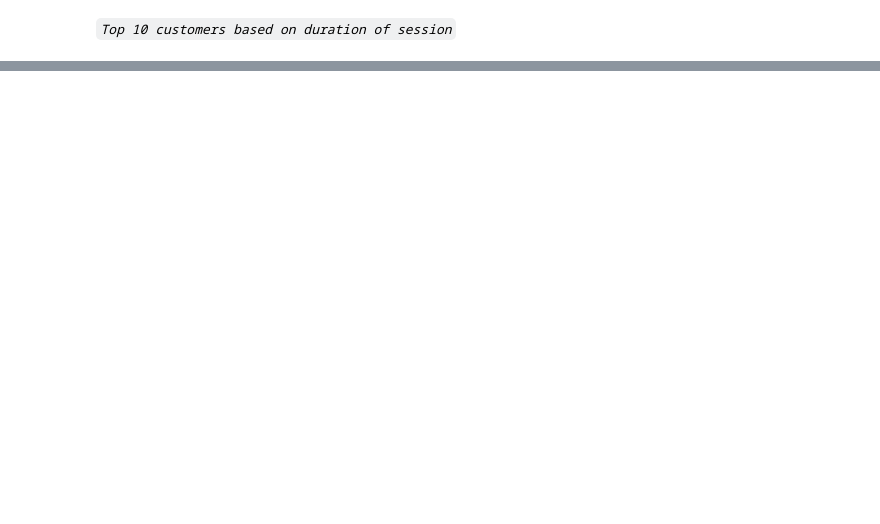
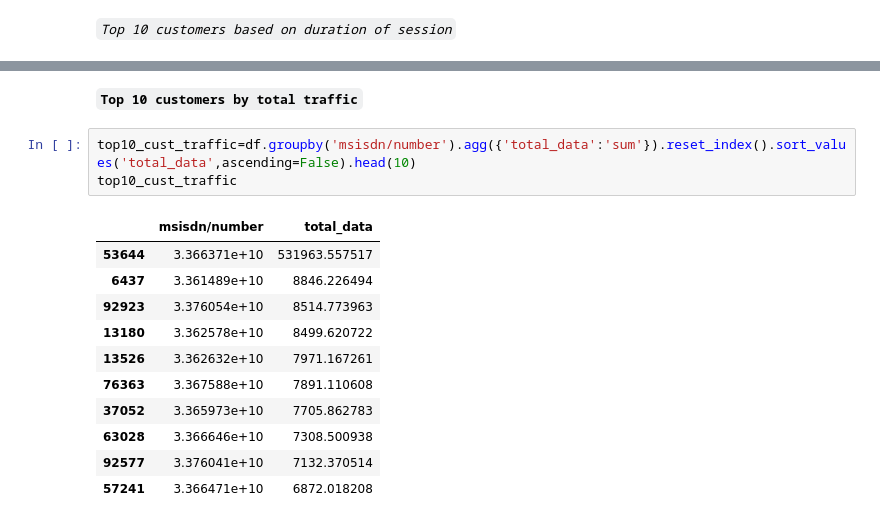
Before and after one commit to HenokD11/Analytics-Telecom-Data, a Jupyter notebook: notebooks/UserEngagement_Task2.ipynb, the cells around one changed output, grey strips where cells are left out. Saved outputs shown, nothing was run; the diff lists cells and outputs as text; blank space fills up the shorter version.

```diff
--- a/notebooks/UserEngagement_Task2.ipynb
+++ b/notebooks/UserEngagement_Task2.ipynb
@@ -159,0 +190,17 @@ top10_customers_by_sess_duration
+# %% [markdown]
+<b>`Top 10 customers by total traffic`</b>
+# %%
+top10_cust_traffic=df.groupby('msisdn/number').agg({'total_data':'sum'}).reset_index().sort_values('total_data',ascending=False).head(10)
+top10_cust_traffic
+# %% [output]
+|  | msisdn/number | total_data |
+| 53644 | 3.366371e+10 | 531963.557517 |
+| 6437 | 3.361489e+10 | 8846.226494 |
+| 92923 | 3.376054e+10 | 8514.773963 |
+| 13180 | 3.362578e+10 | 8499.620722 |
+| 13526 | 3.362632e+10 | 7971.167261 |
+| 76363 | 3.367588e+10 | 7891.110608 |
+| 37052 | 3.365973e+10 | 7705.862783 |
+| 63028 | 3.366646e+10 | 7308.500938 |
+| 92577 | 3.376041e+10 | 7132.370514 |
+| 57241 | 3.366471e+10 | 6872.018208 |
```
Also changed, not shown: parts of 16 cells of this notebook, 1 other file.
